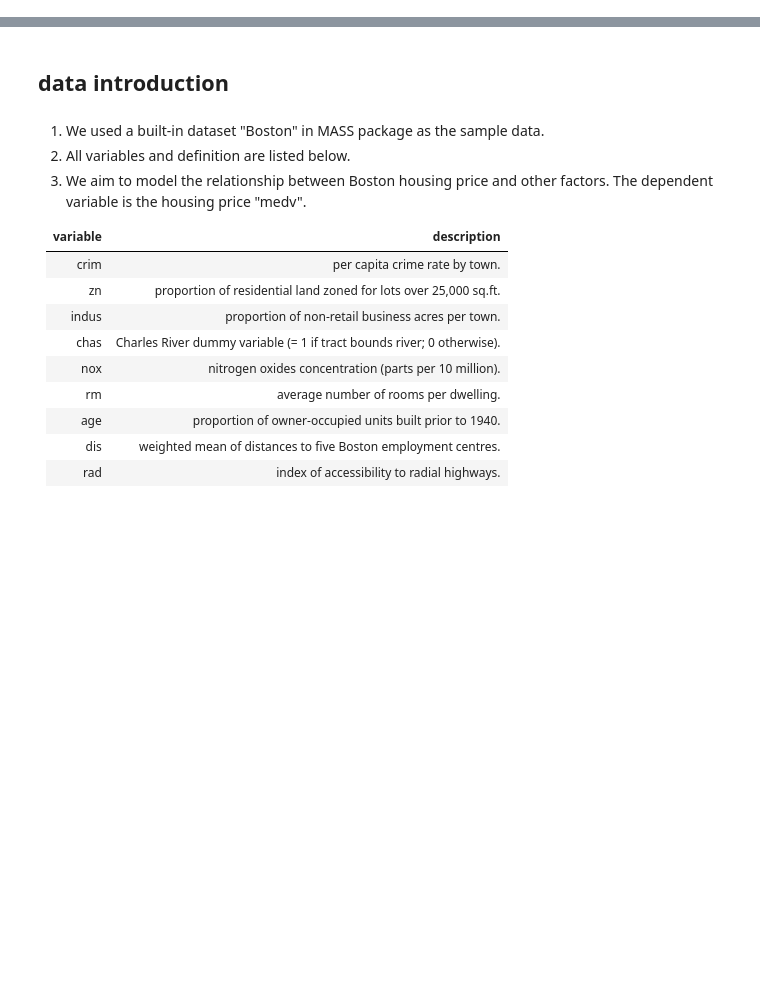
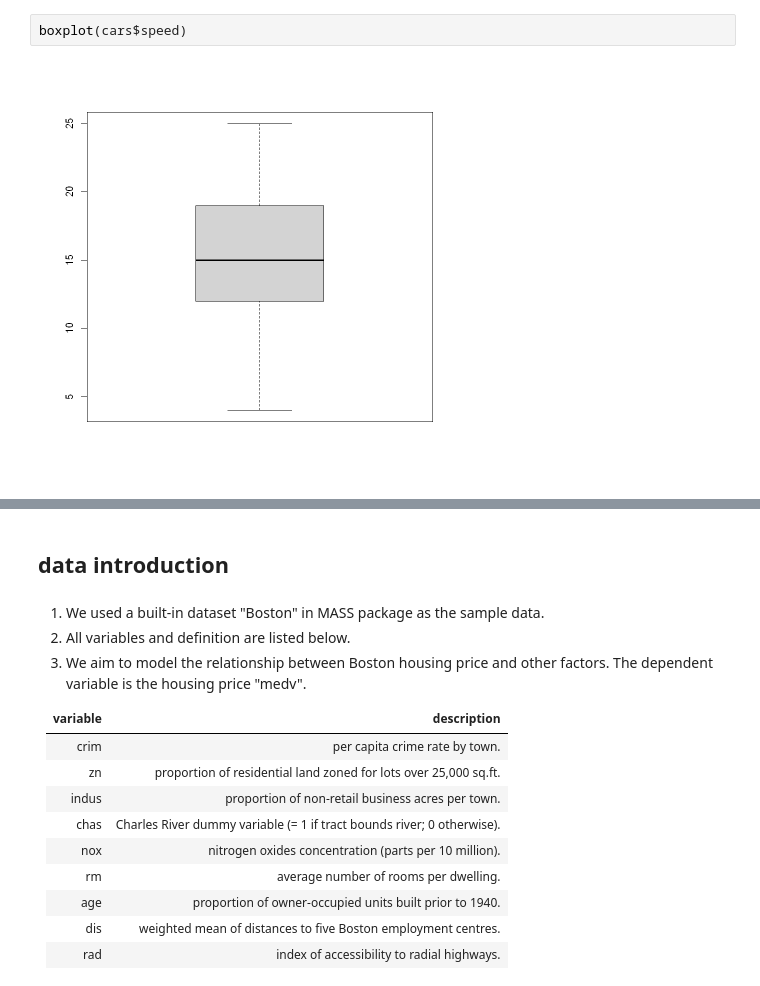
Before and after one commit to ying-wendywang/R_StatisticAnalysis, a Jupyter notebook: 1_LinearRegression.ipynb, the cells around one changed output, grey strips where cells are left out. Saved outputs shown, nothing was run; the diff lists cells and outputs as text; blank space fills up the shorter version.

```diff
--- a/1_LinearRegression.ipynb
+++ b/1_LinearRegression.ipynb
@@ -6,0 +45,4 @@
+# %%
+boxplot(cars$speed)
+# %% [output]
+[figure, added]
```
Also changed, not shown: parts of 32 cells of this notebook.
